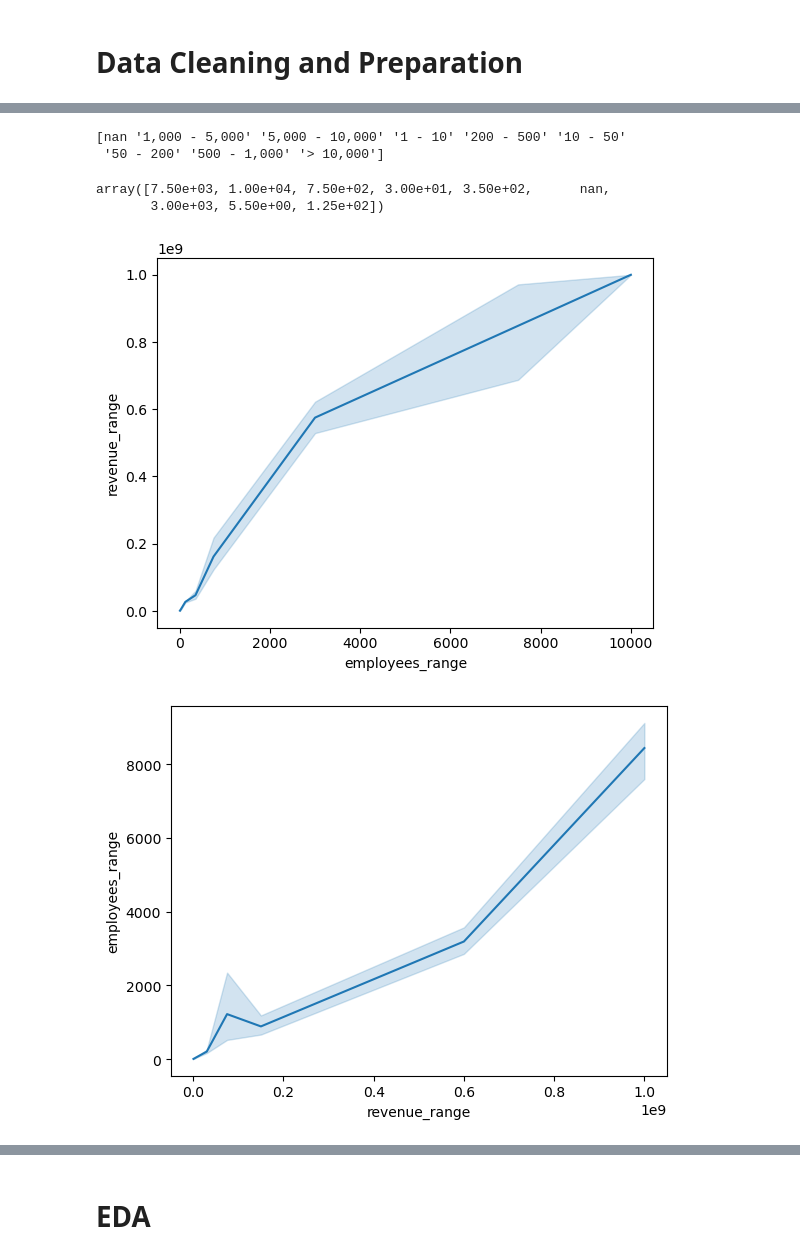
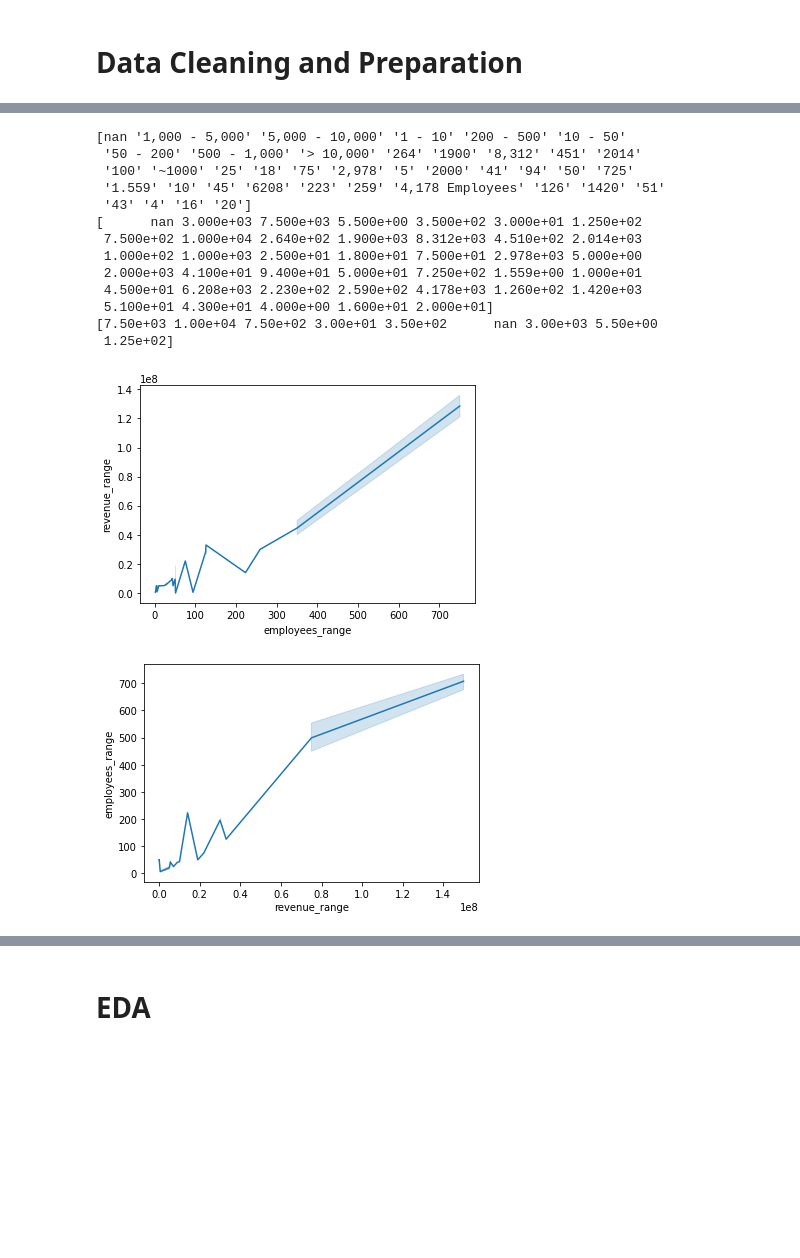
Before and after one commit to DoniaEsawi/Ransomware-Revealed, a Jupyter notebook: data_science.ipynb, the cells around one changed output, grey strips where cells are left out. Saved outputs shown, nothing was run; the diff lists cells and outputs as text; code cells hidden in the pictures; blank space fills up the shorter version.

Commit message:
🖥️ wip: concatinate all the datasets

```diff
--- a/data_science.ipynb
+++ b/data_science.ipynb
@@ -18,8 +18,17 @@ import folium
 from folium.plugins import HeatMap
 from geopy.geocoders import Nominatim
 
-# read the data
-df_attacked = pd.read_csv('data/lockbit2-v3.csv')
+# read all the data sets
+lockbit = pd.read_csv('data/lockbit2-v5.csv')
+bianlian = pd.read_csv('data/BianLian.csv')
+blackbasta = pd.read_csv('data/BlackBasta-v2.csv')
+playnews = pd.read_csv('data/PlayNews.csv')
+royal = pd.read_csv('data/Royal.csv')
+vicesociety = pd.read_csv('data/ViceSociety.csv')
+# concatenate all the data sets
+df_attacked = pd.concat([lockbit, bianlian, blackbasta, playnews, royal, vicesociety], ignore_index=True)
+# drop "date_added" and "progress" columns
+df_attacked.drop(['date_added', 'progress'], axis=1, inplace=True)
 df_attacked.head()
 # %% [output]
 |  | _id | branches_count | company_name | company_status | content | country | deadline | description | ... |
@@ -179,0 +203,4 @@ dtype: int64
+# %%
+# edit the ispublished column such that if value == "0%" or False, then change to False else change to True
+df_attacked['ispublished'] = df_attacked['ispublished'].apply(lambda x: False if x == "0%" or x==False else True)
+df_attacked['ispublished'].unique()
@@ -288,6 +321,8 @@ def convert_range_employee_to_average(employees_range):
   if pd.isnull(employees_range):
     return employees_range
   employees_range = str(employees_range)
+  employees_range = employees_range.replace(',', '')
+  employees_range = employees_range.replace('~', '')
   if '>' in employees_range or '<' in employees_range:
     employees_range = employees_range.replace('>', '')
     employees_range = employees_range.replace('<', '')
@@ -308,6 +343,11 @@ def convert_range_employee_to_average(employees_range):
     employees_range = employees_range.split('-')
     lower = float(employees_range[0])
     upper = float(employees_range[1])
+  elif 'Employees' in employees_range:
+    employees_range = employees_range.replace('Employees', '')
+    employees_range = employees_range.replace(' ', '')
+
+    return int(employees_range)
   else:
     lower = float(employees_range)
     upper = float(employees_range)
@@ -315,26 +355,49 @@ def convert_range_employee_to_average(employees_range):
   return (lower + upper) / 2
 
 new_df['employees_range'] = new_df['employees_range'].apply(convert_range_employee_to_average)
-new_df['employees_range'].unique()
+print(new_df['employees_range'].unique())
 
 new_df_unattacked['employees_range'] = new_df_unattacked['employees_range'].apply(convert_range_employee_to_average)
-new_df_unattacked['employees_range'].unique()
+print(new_df_unattacked['employees_range'].unique())
 # %% [output]
 [nan '1,000 - 5,000' '5,000 - 10,000' '1 - 10' '200 - 500' '10 - 50'
- '50 - 200' '500 - 1,000' '> 10,000']
+ '50 - 200' '500 - 1,000' '> 10,000' '264' '1900' '8,312' '451' '2014'
+ '100' '~1000' '25' '18' '75' '2,978' '5' '2000' '41' '94' '50' '725'
+ '1.559' '10' '45' '6208' '223' '259' '4,178 Employees' '126' '1420' '51'
+ '43' '4' '16' '20']
+[      nan 3.000e+03 7.500e+03 5.500e+00 3.500e+02 3.000e+01 1.250e+02
+ 7.500e+02 1.000e+04 2.640e+02 1.900e+03 8.312e+03 4.510e+02 2.014e+03
+ 1.000e+02 1.000e+03 2.500e+01 1.800e+01 7.500e+01 2.978e+03 5.000e+00
+ 2.000e+03 4.100e+01 9.400e+01 5.000e+01 7.250e+02 1.559e+00 1.000e+01
+ 4.500e+01 6.208e+03 2.230e+02 2.590e+02 4.178e+03 1.260e+02 1.420e+03
+ 5.100e+01 4.300e+01 4.000e+00 1.600e+01 2.000e+01]
+[7.50e+03 1.00e+04 7.50e+02 3.00e+01 3.50e+02      nan 3.00e+03 5.50e+00
+ 1.25e+02]
-array([7.50e+03, 1.00e+04, 7.50e+02, 3.00e+01, 3.50e+02,      nan,
-       3.00e+03, 5.50e+00, 1.25e+02])
 # %%
 # plot the raltionship between 'revenue_range' and 'employees_range' using a line plot
 # remove the rows with missing values in 'revenue_range' and 'employees_range' columns
 new_df = new_df.dropna(subset=['revenue_range', 'employees_range'])
+# remove the outliers
+## get the interquartile range
+q1 = new_df['revenue_range'].quantile(0.25)
+q3 = new_df['revenue_range'].quantile(0.75)
+iqr = q3 - q1
+## remove the outliers
+new_df = new_df[(new_df['revenue_range'] >= q1 - 1.5 * iqr) & (new_df['revenue_range'] <= q3 + 1.5 * iqr)]
+## get the interquartile range
+q1 = new_df['employees_range'].quantile(0.25)
+q3 = new_df['employees_range'].quantile(0.75)
+iqr = q3 - q1
+## remove the outliers
+new_df = new_df[(new_df['employees_range'] >= q1 - 1.5 * iqr) & (new_df['employees_range'] <= q3 + 1.5 * iqr)]
+# plot the line plot
 sns.lineplot(x='employees_range', y='revenue_range', data=new_df)
 plt.show()
 sns.lineplot(x='revenue_range', y='employees_range', data=new_df)
 plt.show()
 # %% [output]
-[figure, old version]
+[figure, new version]
-[figure, old version]
+[figure, new version]
 # %%
 new_df_unattacked = new_df_unattacked.dropna(subset=['revenue_range', 'employees_range'])
 sns.lineplot(x='employees_range', y='revenue_range', data=new_df_unattacked)
```
Also changed, not shown: parts of 45 cells of this notebook.
